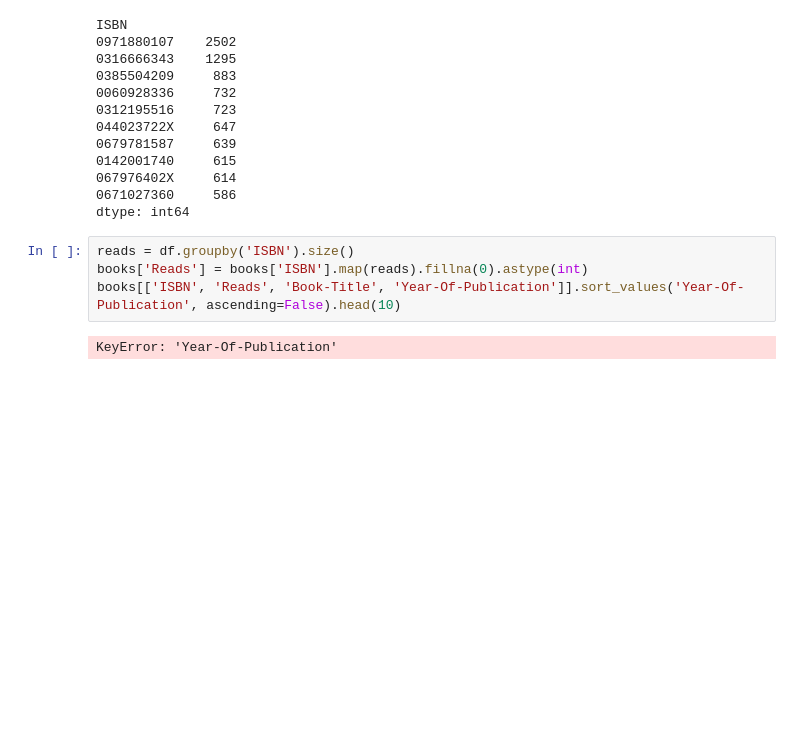
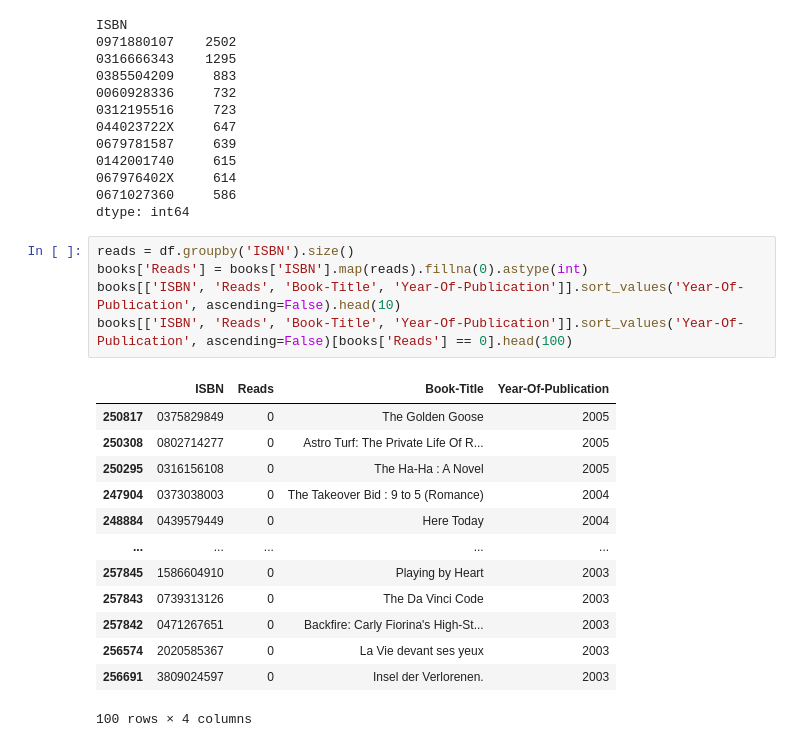
Before and after one commit to shaked-oren/ml_fun, a Jupyter notebook: intro.ipynb, the cells around one changed output. Saved outputs shown, nothing was run; the diff lists cells and outputs as text; blank space fills up the shorter version.

Commit message:
merge books ratings

```diff
--- a/intro.ipynb
+++ b/intro.ipynb
@@ -109,6 +109,19 @@ dtype: int64
 # %%
 reads = df.groupby('ISBN').size()
 books['Reads'] = books['ISBN'].map(reads).fillna(0).astype(int)
 books[['ISBN', 'Reads', 'Book-Title', 'Year-Of-Publication']].sort_values('Year-Of-Publication', ascending=False).head(10)
+books[['ISBN', 'Reads', 'Book-Title', 'Year-Of-Publication']].sort_values('Year-Of-Publication', ascending=False)[books['Reads'] == 0].head(100)
 # %% [output]
+|  | ISBN | Reads | Book-Title | Year-Of-Publication |
+| 250817 | 0375829849 | 0 | The Golden Goose | 2005 |
+| 250308 | 0802714277 | 0 | Astro Turf: The Private Life Of R... | 2005 |
+| 250295 | 0316156108 | 0 | The Ha-Ha : A Novel | 2005 |
+| 247904 | 0373038003 | 0 | The Takeover Bid : 9 to 5 (Romance) | 2004 |
+| 248884 | 0439579449 | 0 | Here Today | 2004 |
+| ... | ... | ... | ... | ... |
+| 257845 | 1586604910 | 0 | Playing by Heart | 2003 |
+| 257843 | 0739313126 | 0 | The Da Vinci Code | 2003 |
+| 257842 | 0471267651 | 0 | Backfire: Carly Fiorina's High-St... | 2003 |
+| 256574 | 2020585367 | 0 | La Vie devant ses yeux | 2003 |
+| 256691 | 3809024597 | 0 | Insel der Verlorenen. | 2003 |
-KeyError: 'Year-Of-Publication'
+100 rows × 4 columns
```
